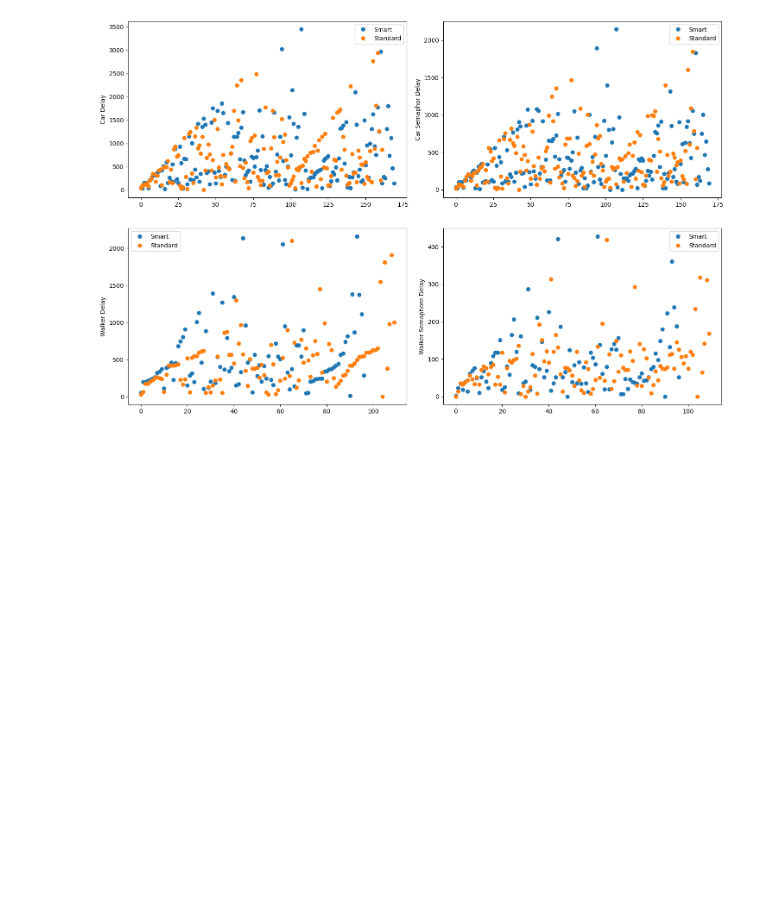
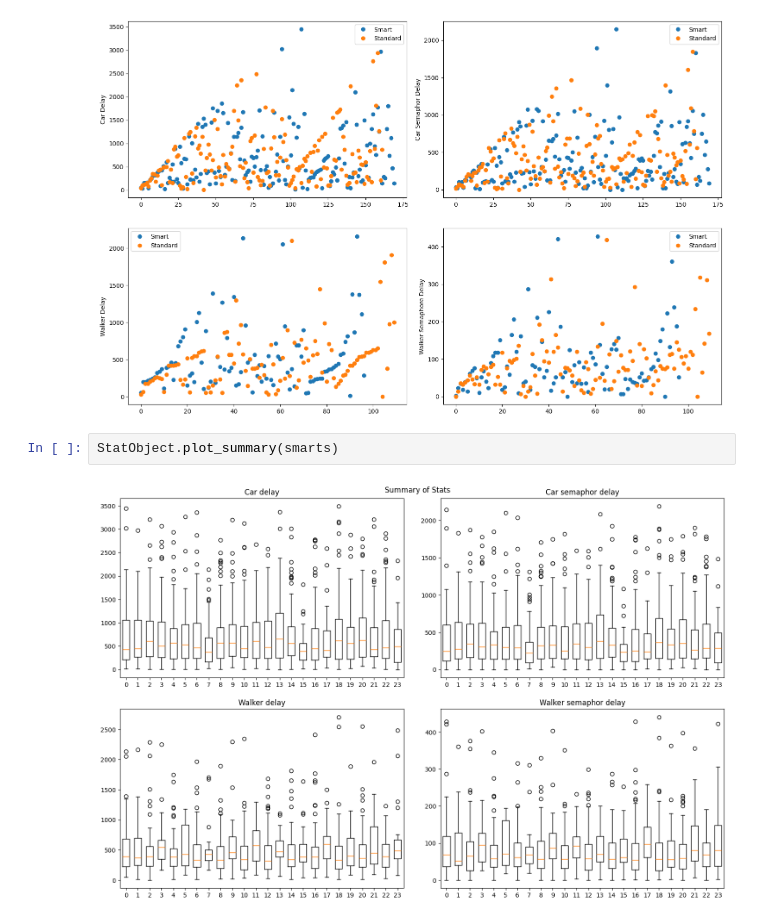
Before and after one commit to BritoAlv/proyecto-ia, a Jupyter notebook: src/simulation_results/Stats.ipynb, the cells around one changed output. Saved outputs shown, nothing was run; the diff lists cells and outputs as text; blank space fills up the shorter version.

```diff
--- a/src/simulation_results/Stats.ipynb
+++ b/src/simulation_results/Stats.ipynb
@@ -233,3 +386,7 @@ StatObject.plot_times_dot_histogram((smarts, "SmartSubset"), (standard, "Standar
 StatObject.plot_times_dot_histogram((smarts[:2], "Smart"), (standard[:2], "Standard"))
 # %% [output]
 [figure]
+# %%
+StatObject.plot_summary(smarts)
+# %% [output]
+[figure, added]
```
Also changed, not shown: parts of 6 cells of this notebook.
